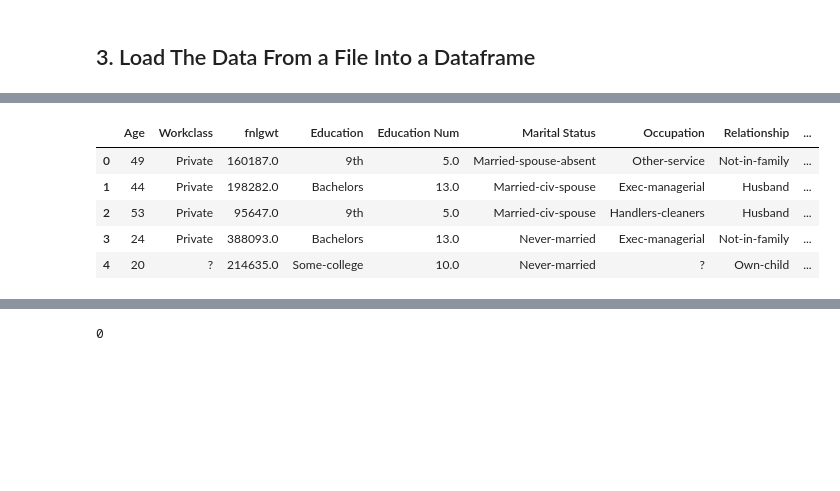
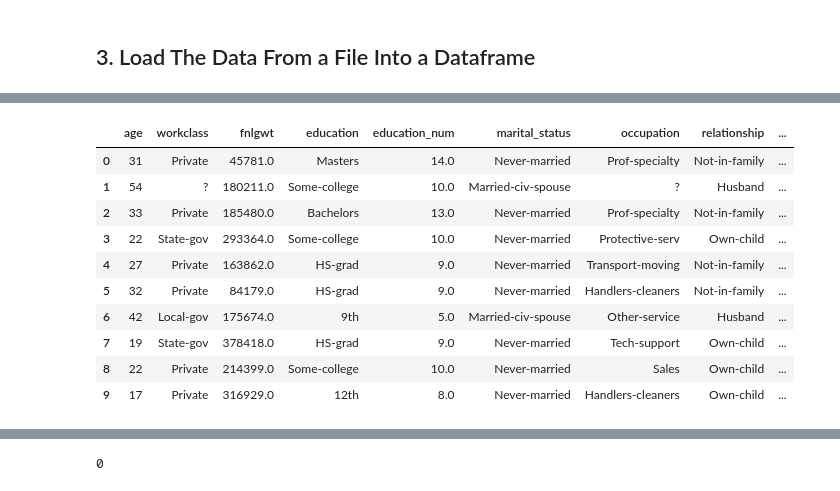
Before and after one commit to anindya-saha/Data-Science-with-Spark, a Jupyter notebook: predict-us-census-income-classification/predict-us-census-income.ipynb, the cells around one changed output, grey strips where cells are left out. Cells and saved outputs as stored; diff of their text form; code cells hidden in the pictures; blank space fills up the shorter version.

```diff
--- a/predict-us-census-income-classification/predict-us-census-income.ipynb
+++ b/predict-us-census-income-classification/predict-us-census-income.ipynb
@@ -40,3 +33,17 @@ sns.set(context='notebook', style='whitegrid')
+# %%
+from IPython.core.interactiveshell import InteractiveShell
+InteractiveShell.ast_node_interactivity = "all"
+
+pd.set_option('display.max_columns', 200)
+pd.set_option('display.max_colwidth', 400)
+
+from matplotlib import rcParams
+sns.set(context='notebook', style='whitegrid', rc={'figure.figsize': (18,4)})
+rcParams['figure.figsize'] = 18,4
+#plt.style.use('seaborn-whitegrid')
+
+%matplotlib inline
+%config InlineBackend.figure_format = 'retina'
 # %%
 from pylab import rcParams
 rcParams['figure.figsize'] = 20, 4
@@ -75,21 +83,21 @@ ADULT_TEST_DATA = 'data/adult-test.csv'
 # %%
 # define the schema, corresponding to a line in the csv data file.
 schema = StructType([
-    StructField("Age", IntegerType(), nullable=True),
-    StructField("Workclass", StringType(), nullable=True),
+    StructField("age", IntegerType(), nullable=True),
+    StructField("workclass", StringType(), nullable=True),
     StructField("fnlgwt", DoubleType(), nullable=True),
-    StructField("Education", StringType(), nullable=True),
-    StructField("Education Num", DoubleType(), nullable=True),
-    StructField("Marital Status", StringType(), nullable=True),
-    StructField("Occupation", StringType(), nullable=True),
-    StructField("Relationship", StringType(), nullable=True),
-    StructField("Race", StringType(), nullable=True),
-    StructField("Sex", StringType(), nullable=True),
-    StructField("Capital Gain", DoubleType(), nullable=True),
-    StructField("Capital Loss", DoubleType(), nullable=True),
-    StructField("Hours/Week", DoubleType(), nullable=True),
-    StructField("Native Country", StringType(), nullable=True),
-    StructField("Income", StringType(), nullable=True)]
+    StructField("education", StringType(), nullable=True),
+    StructField("education_num", DoubleType(), nullable=True),
+    StructField("marital_status", StringType(), nullable=True),
+    StructField("occupation", StringType(), nullable=True),
+    StructField("relationship", StringType(), nullable=True),
+    StructField("race", StringType(), nullable=True),
+    StructField("sex", StringType(), nullable=True),
+    StructField("capital_gain", DoubleType(), nullable=True),
+    StructField("capital_loss", DoubleType(), nullable=True),
+    StructField("hours_per_week", DoubleType(), nullable=True),
+    StructField("native_country", StringType(), nullable=True),
+    StructField("income", StringType(), nullable=True)]
 )
 # %%
 # Load training data
@@ -125,13 +133,18 @@ adult_test_df = (spark
 adult_test_df = adult_test_df.withColumn('data_set', F.lit('test')).cache()
 # %%
 # sample the training data
-adult_train_df.sample(withReplacement=False, fraction=0.01, seed=rnd_seed).toPandas().head()
+adult_train_df.sample(withReplacement=False, fraction=0.01, seed=rnd_seed).limit(10).toPandas()
 # %% [output]
-|  | Age | Workclass | fnlgwt | Education | Education Num | Marital Status | Occupation | Relationship | ... |
-| 0 | 49 | Private | 160187.0 | 9th | 5.0 | Married-spouse-absent | Other-service | Not-in-family | ... |
-| 1 | 44 | Private | 198282.0 | Bachelors | 13.0 | Married-civ-spouse | Exec-managerial | Husband | ... |
-| 2 | 53 | Private | 95647.0 | 9th | 5.0 | Married-civ-spouse | Handlers-cleaners | Husband | ... |
-| 3 | 24 | Private | 388093.0 | Bachelors | 13.0 | Never-married | Exec-managerial | Not-in-family | ... |
-| 4 | 20 | ? | 214635.0 | Some-college | 10.0 | Never-married | ? | Own-child | ... |
+|  | age | workclass | fnlgwt | education | education_num | marital_status | occupation | relationship | ... |
+| 0 | 31 | Private | 45781.0 | Masters | 14.0 | Never-married | Prof-specialty | Not-in-family | ... |
+| 1 | 54 | ? | 180211.0 | Some-college | 10.0 | Married-civ-spouse | ? | Husband | ... |
+| 2 | 33 | Private | 185480.0 | Bachelors | 13.0 | Never-married | Prof-specialty | Not-in-family | ... |
+| 3 | 22 | State-gov | 293364.0 | Some-college | 10.0 | Never-married | Protective-serv | Own-child | ... |
+| 4 | 27 | Private | 163862.0 | HS-grad | 9.0 | Never-married | Transport-moving | Not-in-family | ... |
+| 5 | 32 | Private | 84179.0 | HS-grad | 9.0 | Never-married | Handlers-cleaners | Not-in-family | ... |
+| 6 | 42 | Local-gov | 175674.0 | 9th | 5.0 | Married-civ-spouse | Other-service | Husband | ... |
+| 7 | 19 | State-gov | 378418.0 | HS-grad | 9.0 | Never-married | Tech-support | Own-child | ... |
+| 8 | 22 | Private | 214399.0 | Some-college | 10.0 | Never-married | Sales | Own-child | ... |
+| 9 | 17 | Private | 316929.0 | 12th | 8.0 | Never-married | Handlers-cleaners | Own-child | ... |
 # %%
 # sample the test data
```
Also changed, not shown: parts of 183 cells of this notebook.
